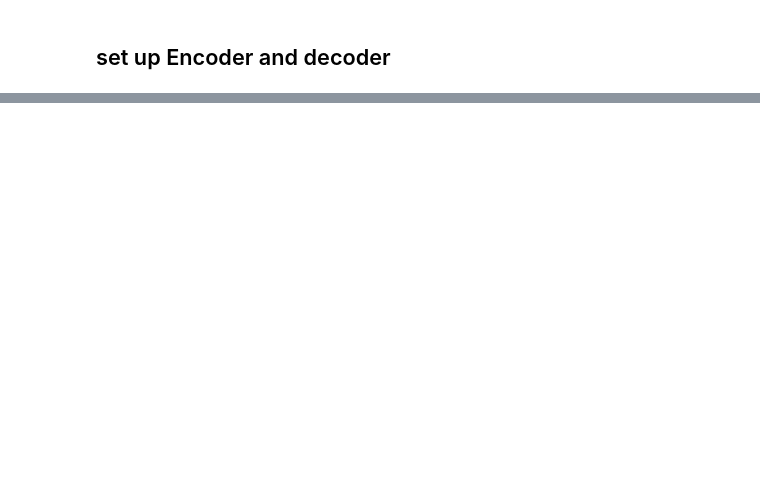
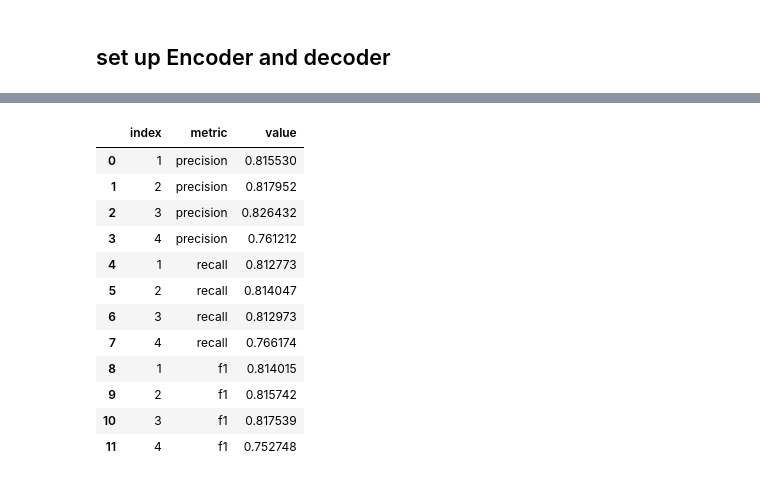
Before and after one commit to hango1996/NLP-group-project, a Jupyter notebook: code/Bert.ipynb, the cells around one changed output, grey strips where cells are left out. Saved outputs shown, nothing was run; the diff lists cells and outputs as text; code cells hidden in the pictures; blank space fills up the shorter version.

```diff
--- a/code/Bert.ipynb
+++ b/code/Bert.ipynb
@@ -122,0 +192,16 @@ Tran.model
+# %%
+plot_df_val
+# %% [output]
+|  | index | metric | value |
+| 0 | 1 | precision | 0.815530 |
+| 1 | 2 | precision | 0.817952 |
+| 2 | 3 | precision | 0.826432 |
+| 3 | 4 | precision | 0.761212 |
+| 4 | 1 | recall | 0.812773 |
+| 5 | 2 | recall | 0.814047 |
+| 6 | 3 | recall | 0.812973 |
+| 7 | 4 | recall | 0.766174 |
+| 8 | 1 | f1 | 0.814015 |
+| 9 | 2 | f1 | 0.815742 |
+| 10 | 3 | f1 | 0.817539 |
+| 11 | 4 | f1 | 0.752748 |
```
Also changed, not shown: parts of 16 cells of this notebook.
